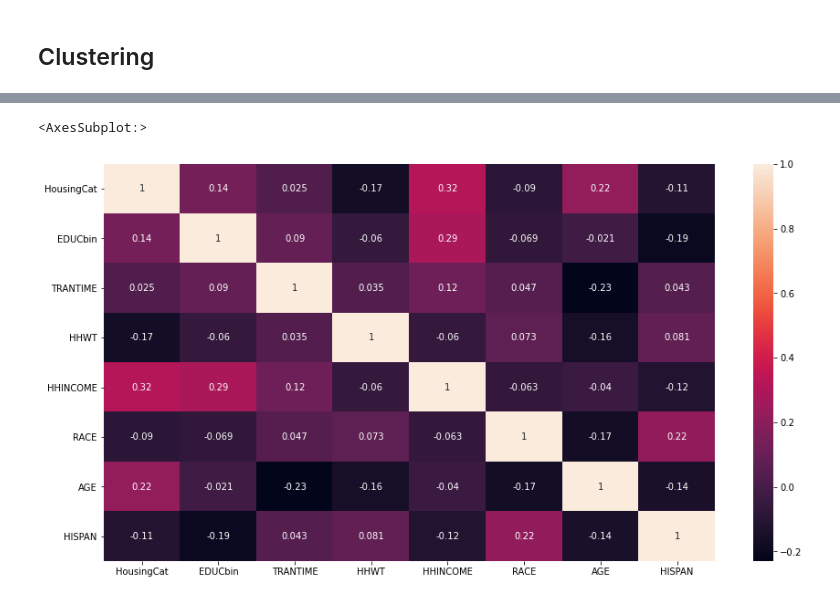
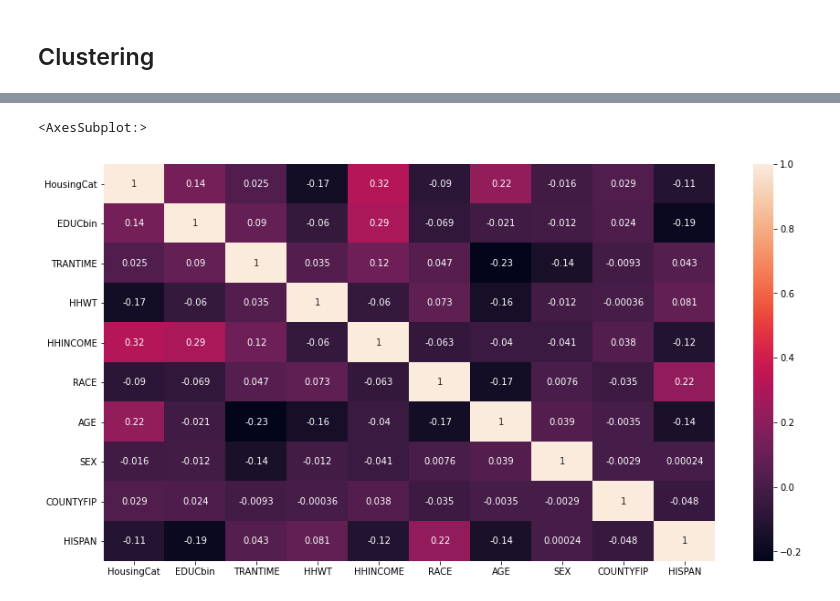
Before and after one commit to aren-kab/CDI-Capstone, a Jupyter notebook: MultiYearClust.ipynb, the cells around one changed output, grey strips where cells are left out. Cells and saved outputs as stored; diff of their text form; code cells hidden in the pictures.

```diff
--- a/MultiYearClust.ipynb
+++ b/MultiYearClust.ipynb
@@ -126,24 +140,23 @@ print(dfCDI.columns.get_loc("HISPAN"))
 # %%
-x10 = df10.iloc[:, [39,40,37,5,19,24,23,26]]
-x00 = df00.iloc[:, [39,40,37,5,19,24,23,26]]
-x90 = df90.iloc[:, [39,40,37,5,19,24,23,26]]
-x80 = df80.iloc[:, [39,40,37,5,19,24,23,26]]
+x19 = df19.iloc[:, [41,42,39,5,19,26,25,24,9,28]]
+x10 = df10.iloc[:, [41,42,39,5,19,26,25,24,9,28]]
+x00 = df00.iloc[:, [41,42,39,5,19,26,25,24,9,28]]
+x90 = df90.iloc[:, [41,42,39,5,19,26,25,24,9,28]]
 # %% [markdown]
 ## Scaling Values
 # %%
-combined = [x10, x00,x90,x80]
-scaler=StandardScaler()
-scalerNum = scaler.fit(x10)
-scalerNum1 = scaler.fit(x00)
-scalerNum2 = scaler.fit(x90)
-scalerNum3 = scaler.fit(x80)
 
-xstd10 = scalerNum.transform(x10)
-xstd00 = scalerNum1.transform(x00)
-xstd90 = scalerNum2.transform(x90)
-xstd80 = scalerNum3.transform(x80)
+scaler = StandardScaler()
+scalerNum = scaler.fit(x19)
+scalerNum1 = scaler.fit(x10)
+scalerNum2 = scaler.fit(x00)
+scalerNum3 = scaler.fit(x90)
+xstd19 = scalerNum.transform(x19)
+xstd10 = scalerNum1.transform(x10)
+xstd00 = scalerNum2.transform(x00)
+xstd90 = scalerNum3.transform(x90)
 # %%
-dfX10 = pd.DataFrame(xstd10, columns=['HousingCat','EDUCbin','TRANTIME','HHWT','HHINCOME','RACE','AGE','HISPAN'])
-dfX00 = pd.DataFrame(xstd00, columns=['HousingCat','EDUCbin','TRANTIME','HHWT','HHINCOME','RACE','AGE','HISPAN'])
-dfX90 = pd.DataFrame(xstd90, columns=['HousingCat','EDUCbin','TRANTIME','HHWT','HHINCOME','RACE','AGE','HISPAN'])
-dfX80 = pd.DataFrame(xstd80, columns=['HousingCat','EDUCbin','TRANTIME','HHWT','HHINCOME','RACE','AGE','HISPAN'])
+dfX19 = pd.DataFrame(xstd19, columns=['HousingCat','EDUCbin','TRANTIME','HHWT','HHINCOME','RACE','AGE','SEX','COUNTYFIP','HISPAN'])
+dfX10 = pd.DataFrame(xstd10, columns=['HousingCat','EDUCbin','TRANTIME','HHWT','HHINCOME','RACE','AGE','SEX','COUNTYFIP','HISPAN'])
+dfX00 = pd.DataFrame(xstd00, columns=['HousingCat','EDUCbin','TRANTIME','HHWT','HHINCOME','RACE','AGE','SEX','COUNTYFIP','HISPAN'])
+dfX90 = pd.DataFrame(xstd90, columns=['HousingCat','EDUCbin','TRANTIME','HHWT','HHINCOME','RACE','AGE','SEX','COUNTYFIP','HISPAN'])
@@ -222,8 +238,8 @@ For n_clusters = 7 the average silhouette_score is: 0.7133677599674543
 # %%
-kmeans = KMeans(n_clusters = 5, init = 'k-means++', random_state = 42)
+kmeans = KMeans(n_clusters = 4, init = 'k-means++', random_state = 42)
 kmeans.fit(dfX10.iloc[:,0:3])
 X10fin = scaler.inverse_transform(dfX10)
-dfX10fin = pd.DataFrame(X10fin, columns=['HousingCat','EDUCbin','TRANTIME','HHWT','HHINCOME','RACE','AGE','HISPAN'])
+dfX10fin = pd.DataFrame(X10fin, columns=['HousingCat','EDUCbin','TRANTIME','HHWT','HHINCOME','RACE','AGE','SEX','COUNTYFIP','HISPAN'])
 dfX10fin['labels'] = kmeans.labels_
 cluster_sum10 = dfX10fin.groupby(by = 'labels').mean()
 cluster_sum10.head(5)
@@ -238,8 +253,8 @@ cluster_sum10.head(5)
 # %%
-Xcorr10=dfX10fin.iloc[:, [0,1,2,3,4,5,6,7]]
+Xcorr10=dfX10fin.iloc[:, [0,1,2,3,4,5,6,7,8,9]]
 plt.subplots(figsize=(15,8))
 sns.heatmap(Xcorr10.corr(), annot = True)
 # %% [output]
 <AxesSubplot:>
-[figure, old version]
+[figure, new version]
 # %%
```
Also changed, not shown: parts of 37 cells of this notebook.
